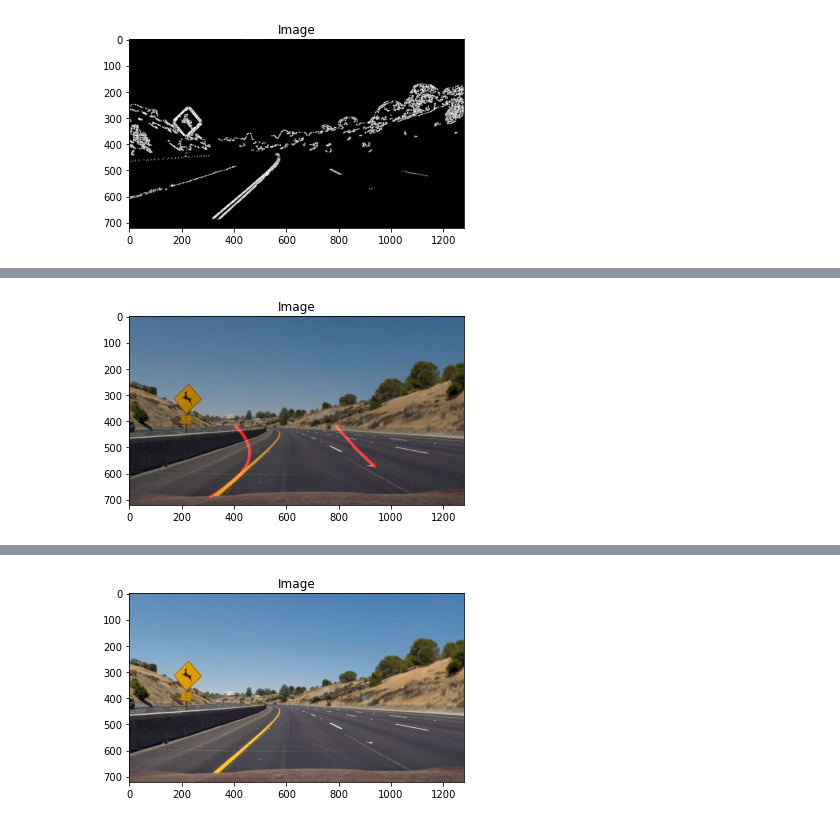
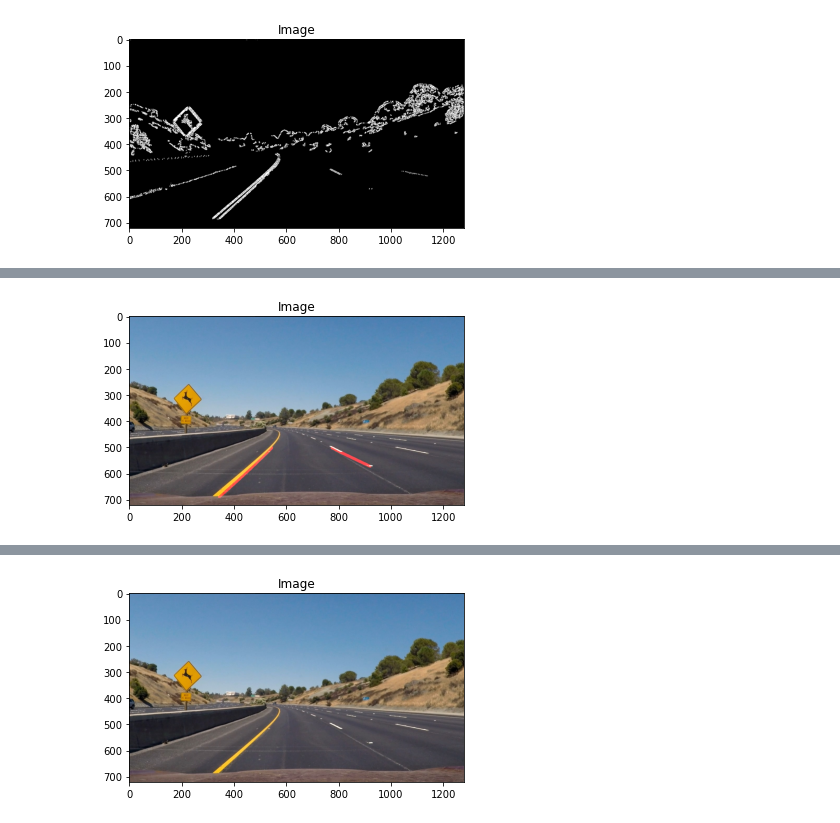
Before and after one commit to Mazen-Ghaleb/ComputerVisionProject, a Jupyter notebook: SelfDrivingPerception.ipynb, the cells around one changed output, grey strips where cells are left out. Saved outputs shown, nothing was run; the diff lists cells and outputs as text; code cells hidden in the pictures.

```diff
--- a/SelfDrivingPerception.ipynb
+++ b/SelfDrivingPerception.ipynb
@@ -296,0 +310,25 @@ RightY = np.transpose(RightY)[0]
+# %%
+def getMedianHeightfilter(Points,xPoints,yPoints,numPoints):
+    newPoints= []
+    newxPoints = np.copy(xPoints)
+    newyPoints = np.copy(yPoints)
+    for i in range(len(Points)):
+        if ((i - numPoints//2)  <0): # At start and need padding --> take numPoints from right
+            #newPoints.append((xPoints[i],(np.median(yPoints[0:numPoints]))))
+            newxPoints[i] = (np.median(newxPoints[0:numPoints]))
+            newPoints.append((newxPoints[i],newyPoints[i]))
+
+        else:
+            newxPoints[i] = (np.median(xPoints[(i - (numPoints//2)):(i + (numPoints//2) + 1)]))
+            newPoints.append((newxPoints[i],newyPoints[i]))
+            #newPoints.append((xPoints[i],(np.median(yPoints[((i+1) - numPoints//2):((i+1) + numPoints//2)]))))
+
+    #newxPoints, newyPoints = getXYPoints(Points)
+    return newPoints,newxPoints,newyPoints
+# %%
+## After median Graph
+NewAdjustedLeftPoints, NewLeftX,NewLeftY = getMedianHeightfilter(AdjustedLeftPoints,LeftX,LeftY,9)
+plt.scatter(LeftX,LeftY)
+plt.scatter(NewLeftX, NewLeftY)
+ax = plt.gca()
+ax.set_ylim(ax.get_ylim()[::-1])
@@ -296,0 +338,7 @@ RightY = np.transpose(RightY)[0]
+# %%
+## After median Graph
+NewAdjustedRightPoints, NewRightX,NewRightY = getMedianHeightfilter(AdjustedRightPoints,RightX,RightY,9)
+plt.scatter(RightX, RightY)
+plt.scatter(NewRightX, NewRightY)
+ax = plt.gca()
+ax.set_ylim(ax.get_ylim()[::-1])
@@ -343,12 +404,14 @@ def DrawCurves(PointsLeft, PointsRight, height, width):
 #     cv2.line(test_img, (l, y), (r, y), (0, 255, 0))
 # show_image(test_img)
 # %%
-LeftPointsCurve = getPointsCurve(LeftX,LeftY,AdjustedPoints[0],AdjustedPoints[1])
-RightPointsCurve = getPointsCurve(RightX,RightY,AdjustedPoints[2],AdjustedPoints[3])
+# LeftPointsCurve = getPointsCurve(LeftX,LeftY,AdjustedPoints[0],AdjustedPoints[1])
+# RightPointsCurve = getPointsCurve(RightX,RightY,AdjustedPoints[3],AdjustedPoints[2])
+LeftPointsCurve = getPointsCurve(NewLeftX,NewLeftY,AdjustedPoints[0],AdjustedPoints[1])
+RightPointsCurve = getPointsCurve(NewRightX,NewRightY,AdjustedPoints[3],AdjustedPoints[2])
 
 LanesDrawn2 = DrawCurves(LeftPointsCurve,RightPointsCurve,sx_binary.shape[0],sx_binary.shape[1])
 # %%
-combine2 = cv2.addWeighted(images[image_idx],0.8, LanesDrawn2, 1,1)
+combine2 = cv2.addWeighted(images[image_idx],1, LanesDrawn2, 1,1)
 show_image(combine2)
 # %% [output]
-[figure, old version]
+[figure, new version]
```
Also changed, not shown: parts of 16 cells of this notebook.
